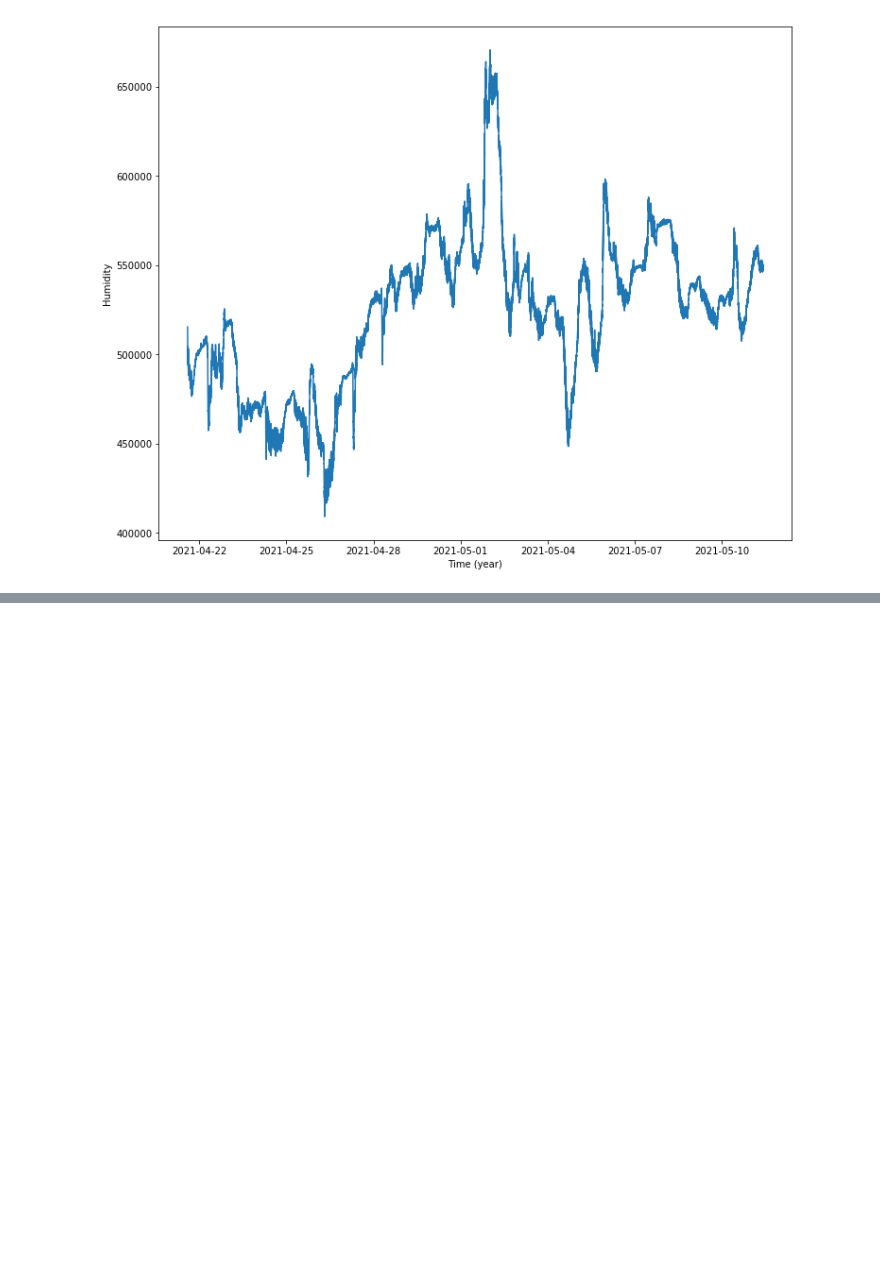
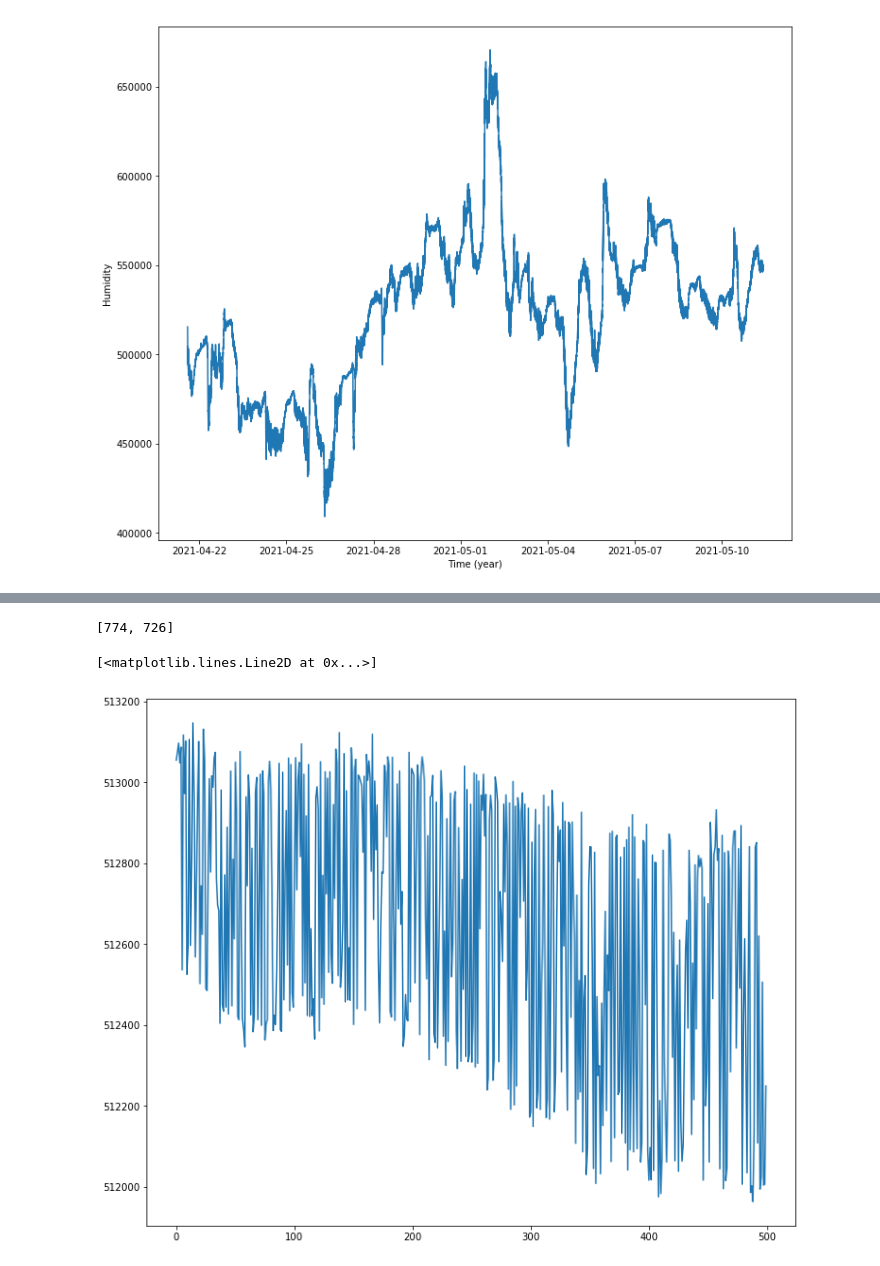
Before and after one commit to sikora-toma/unsupervised_learning_watchplant_project, a Jupyter notebook: code/unsupervised_learning.ipynb, the cells around one changed output, grey strips where cells are left out. Saved outputs shown, nothing was run; the diff lists cells and outputs as text; code cells hidden in the pictures; blank space fills up the shorter version.

```diff
--- a/code/unsupervised_learning.ipynb
+++ b/code/unsupervised_learning.ipynb
@@ -44,0 +56,13 @@ Text(0,0.5,'Differential potential CH1')
+# %%
+# example of splitting the acquired data into one day chunks
+
+df = np.array(time_series_data.groupby([time_series_data['datetime'].dt.date]))
+#plt.plot([len(i[1]) for i in df], 'ro')
+print([len(i[1]) for i in df])
+
+plt.figure(figsize=(12,10))
+plt.plot(df[0,1]["differential_potential_CH1"][:500])
+# %% [output]
+[774, 726]
+[<matplotlib.lines.Line2D at 0x...>]
+[figure, added]
```
Also changed, not shown: parts of 26 cells of this notebook, 4 other files.
